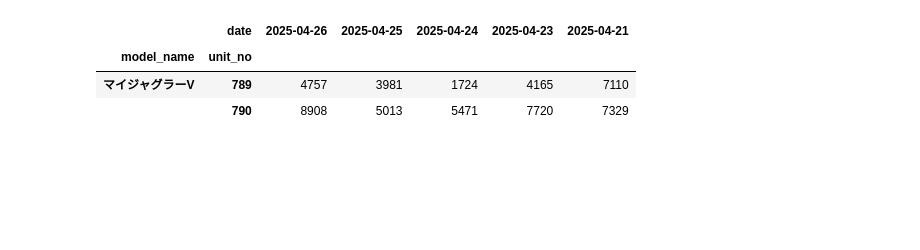
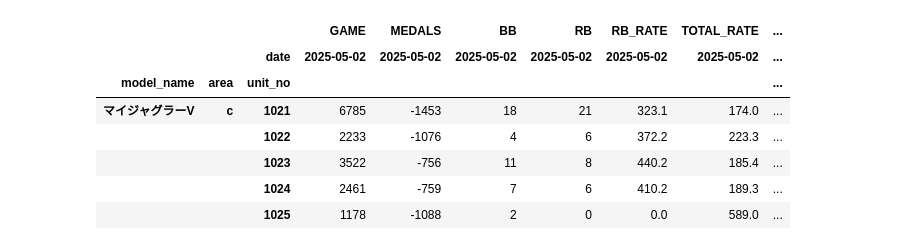
Before and after one commit to akmiccom/dataOnline, a Jupyter notebook: anaslo_02/ipynb/hall_date.ipynb, the cells around one changed output. Cells and saved outputs as stored; diff of their text form; code cells hidden in the pictures; blank space fills up the shorter version.

```diff
--- a/anaslo_02/ipynb/hall_date.ipynb
+++ b/anaslo_02/ipynb/hall_date.ipynb
@@ -139,0 +128,7 @@ df.head()
+# %%
+today = datetime.date.today()
+today = datetime.date(2024, 5, 6)
+
+start_date = today - relativedelta(days=5)
+end_date = today - relativedelta(days=0)
+start_date, end_date
@@ -140,54 +220,70 @@ df.head()
 # %%
 # 各種ピボットテーブル
-def new_func(df, model_name, start_date, end_date):
+def create_pivot_tabel(df, model_name, start_date, end_date):
     df_filtered = df.copy()
     df_filtered = df_filtered[df_filtered["model_name"] == model_name]
+    # df_filtered = df_filtered[df_filtered["area"] == area]
     df_filtered = df_filtered[(df_filtered["date"].dt.date >= start_date) & (df_filtered["date"].dt.date <= end_date)]
-    pivot_targets = ["game", "RB_rate", "Total_rate"]
+    pivot_targets = ["game", "medals", "RB_rate", "Total_rate", "BB", "RB"]
     pivot_results = {}
     for col in pivot_targets:
         table = df_filtered.pivot_table(
-        index=["model_name", "unit_no"],
+        index=["model_name", 'area', "unit_no"],
         columns="date",
         values=col,
         aggfunc="sum",
     )
         # 日付列を反転・スライス
         pivot_results[col] = table.iloc[:, ::-1]
 
     game = pivot_results["game"]
+    medals = pivot_results["medals"]
     rb_rate = pivot_results["RB_rate"]
     total_rate = pivot_results["Total_rate"]
+    rb = pivot_results["RB"]
+    bb = pivot_results["BB"]
 
-    # labeled_tables = [("GAME", game), ("RB_RATE", rb_rate), ("TOTAL_RATE", total_rate)]
+    labeled_tables = [
+        ("GAME", game),
+        ("MEDALS", medals),
+        ("RB_RATE", rb_rate),
+        ("TOTAL_RATE", total_rate),
+        ("BB", bb),
+        ("RB", rb),
+        ]
 
     # ラベルを MultiIndex に付ける
-    # for label, df_table in labeled_tables:
-    #     df_table.columns = pd.MultiIndex.from_product([[label], df_table.columns])
-
-    # display(game.head(2))
-    # display(rb_rate.head(2))
-    # display(total_rate.head(2))
+    for label, df_table in labeled_tables:
+        df_table.columns = pd.MultiIndex.from_product([[label], df_table.columns])
 
     # 列を交互に整列して統合・NaN除去
-    # interleaved_cols = [col for pair in zip(
-    #     game.columns,
-    #     rb_rate.columns,
-    #     total_rate.columns,
-    # ) for col in pair]
-    # merged = pd.concat([game, rb_rate, total_rate], axis=1)[interleaved_cols]
+    interleaved_cols = [col for pair in zip(
+        game.columns,
+        medals.columns,
+        bb.columns,
+        rb.columns,
+        rb_rate.columns,
+        total_rate.columns,
+    ) for col in pair]
 
-    return game, rb_rate, total_rate
+    merged = pd.concat([game, medals, bb, rb, rb_rate, total_rate], axis=1)[interleaved_cols]
+
+    return merged
+
 
 end_date = datetime.date.today()
-start_date =  end_date - relativedelta(days=7)
-game, rb_rate, total_rate = new_func(df, "マイジャグラーV", start_date, end_date)
-game.head(2)
+start_date =  end_date - relativedelta(days=3)
+merged = create_pivot_tabel(df, "マイジャグラーV", start_date, end_date)
+merged.head()
 # %% [output]
-|  | date | 2025-04-26 | 2025-04-25 | 2025-04-24 | 2025-04-23 | 2025-04-21 |
-| model_name | unit_no |  |  |  |  |  |
-| マイジャグラーV | 789 | 4757 | 3981 | 1724 | 4165 | 7110 |
-|  | 790 | 8908 | 5013 | 5471 | 7720 | 7329 |
+|  |  |  | GAME | MEDALS | BB | RB | RB_RATE | TOTAL_RATE | ... |
+|  |  | date | 2025-05-02 | 2025-05-02 | 2025-05-02 | 2025-05-02 | 2025-05-02 | 2025-05-02 | ... |
+| model_name | area | unit_no |  |  |  |  |  |  | ... |
+| マイジャグラーV | c | 1021 | 6785 | -1453 | 18 | 21 | 323.1 | 174.0 | ... |
+|  |  | 1022 | 2233 | -1076 | 4 | 6 | 372.2 | 223.3 | ... |
+|  |  | 1023 | 3522 | -756 | 11 | 8 | 440.2 | 185.4 | ... |
+|  |  | 1024 | 2461 | -759 | 7 | 6 | 410.2 | 189.3 | ... |
+|  |  | 1025 | 1178 | -1088 | 2 | 0 | 0.0 | 589.0 | ... |
 # %%
 model_list = [
     "マイジャグラーV",
```
Also changed, not shown: parts of 10 cells of this notebook, 6 other files.
